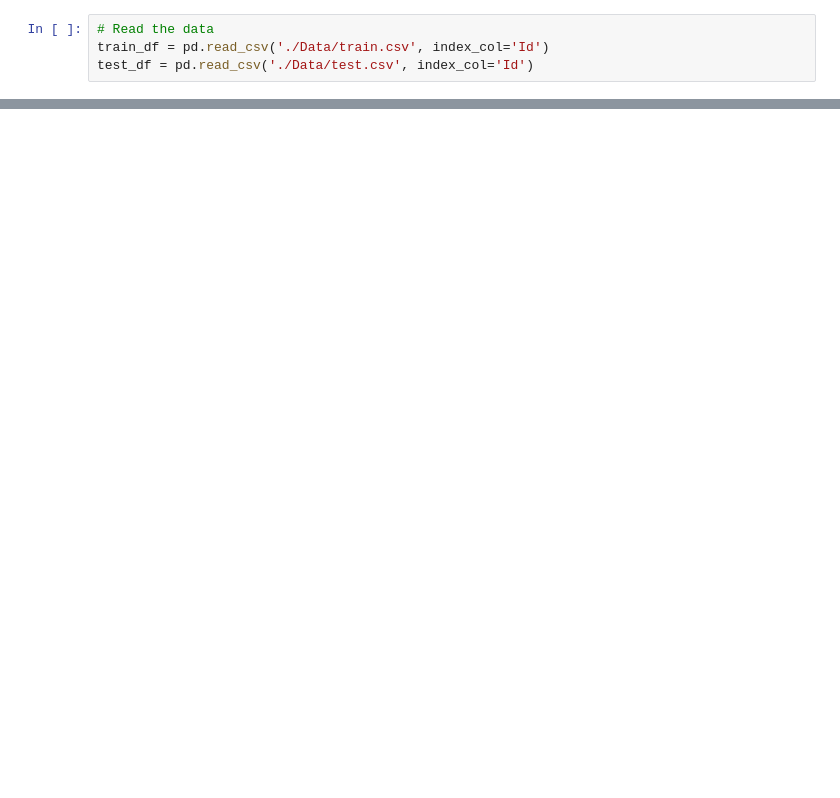
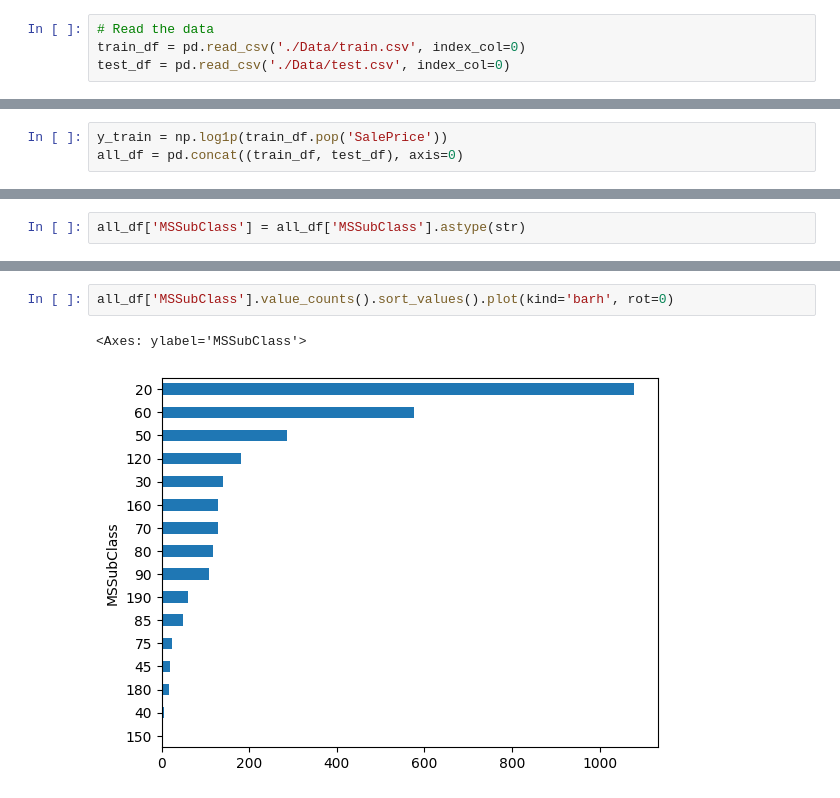
Before and after one commit to ChiehYuu/DataMining, a Jupyter notebook: House_Prices_Advanced_Regression_Techniques/House_Prices_Advanced_Regression_Techniques.ipynb, the cells around one changed output, grey strips where cells are left out. Saved outputs shown, nothing was run; the diff lists cells and outputs as text; blank space fills up the shorter version.

```diff
--- a/House_Prices_Advanced_Regression_Techniques/House_Prices_Advanced_Regression_Techniques.ipynb
+++ b/House_Prices_Advanced_Regression_Techniques/House_Prices_Advanced_Regression_Techniques.ipynb
@@ -4,4 +17,4 @@ import pandas as pd
 # %%
 # Read the data
-train_df = pd.read_csv('./Data/train.csv', index_col='Id')
-test_df = pd.read_csv('./Data/test.csv', index_col='Id')
+train_df = pd.read_csv('./Data/train.csv', index_col=0)
+test_df = pd.read_csv('./Data/test.csv', index_col=0)
@@ -27,0 +70,3 @@ Successfully installed pandas-2.0.1 pytz-2023.3 tzdata-2023.3
+# %%
+y_train = np.log1p(train_df.pop('SalePrice'))
+all_df = pd.concat((train_df, test_df), axis=0)
@@ -27,0 +95,2 @@ Successfully installed pandas-2.0.1 pytz-2023.3 tzdata-2023.3
+# %%
+all_df['MSSubClass'] = all_df['MSSubClass'].astype(str)
@@ -27,0 +113,5 @@ Successfully installed pandas-2.0.1 pytz-2023.3 tzdata-2023.3
+# %%
+all_df['MSSubClass'].value_counts().sort_values().plot(kind='barh', rot=0)
+# %% [output]
+<Axes: ylabel='MSSubClass'>
+[figure, added]
```
Also changed, not shown: parts of 57 cells of this notebook.
